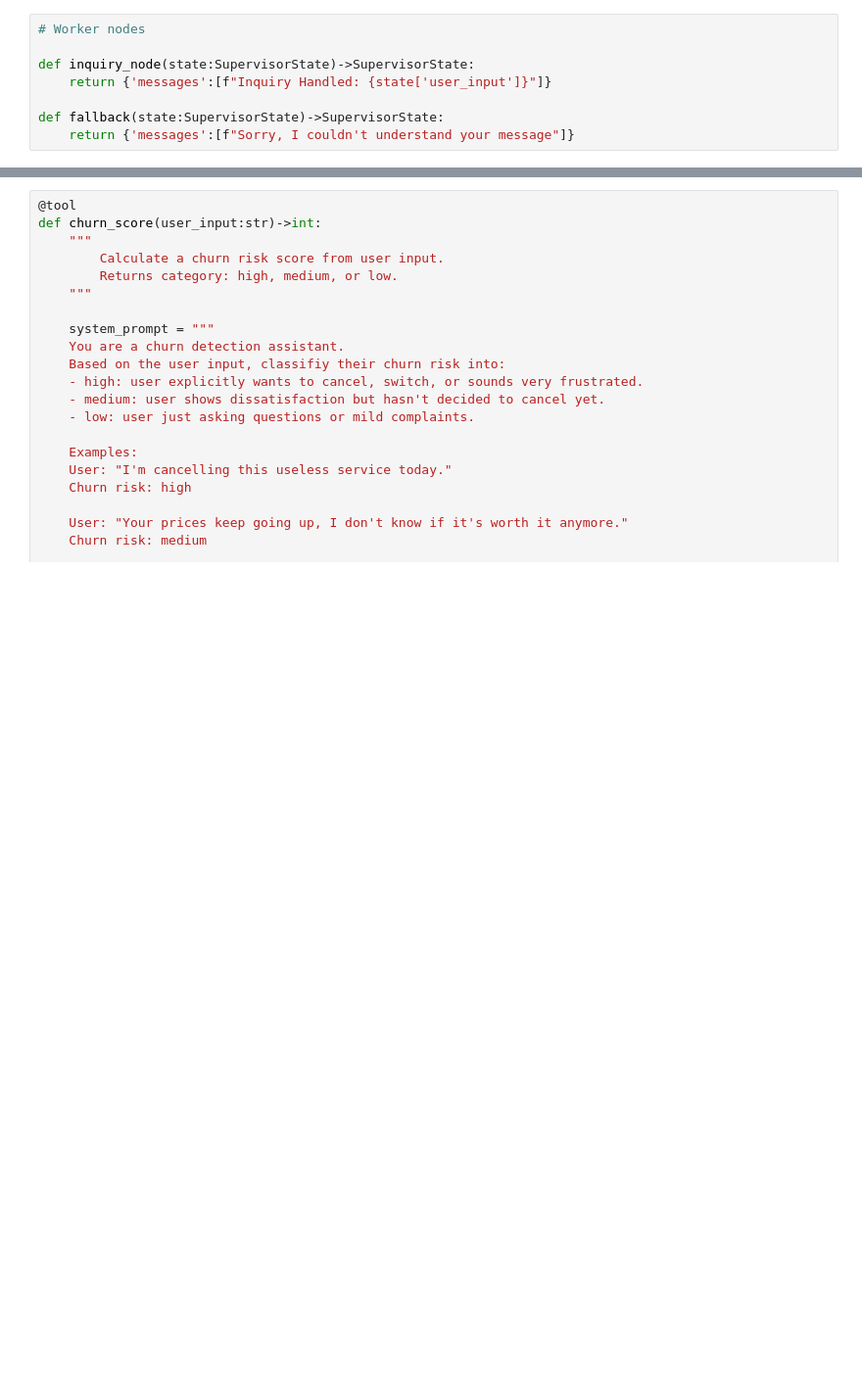
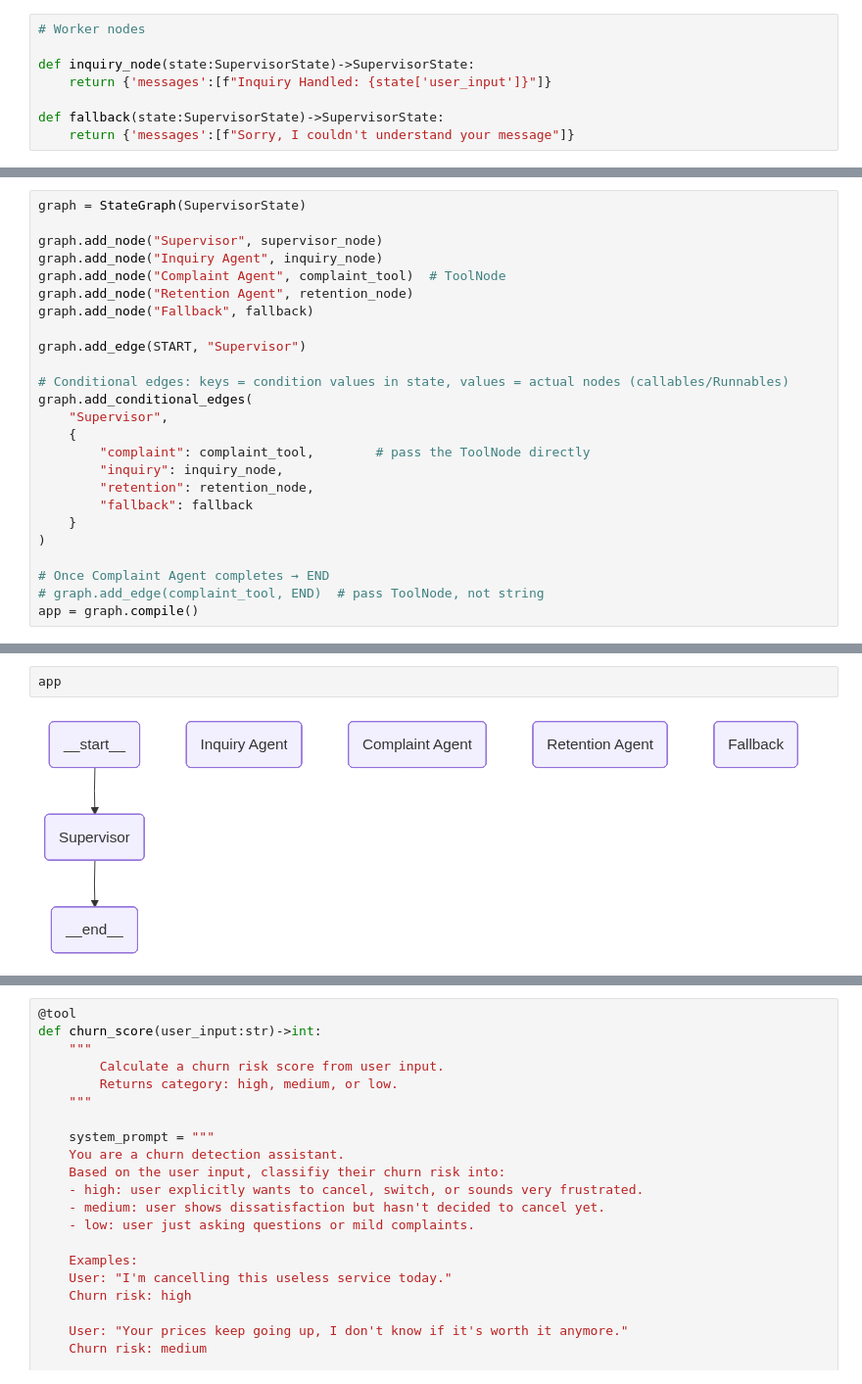
Before and after one commit to abhijitdeshpande83/GenAI, a Jupyter notebook: SupportIQ/agentic-ai/notebooks/customer-retention-orchestrator.ipynb, the cells around one changed output, grey strips where cells are left out. Shown: that part at 98% size. Drawn from its saved outputs; the diff is of its cells as text; blank space fills up the shorter version.

```diff
--- a/SupportIQ/agentic-ai/notebooks/customer-retention-orchestrator.ipynb
+++ b/SupportIQ/agentic-ai/notebooks/customer-retention-orchestrator.ipynb
@@ -175 +264,26 @@ app = graph.compile()
+# %%
+graph = StateGraph(SupervisorState)
+
+graph.add_node("Supervisor", supervisor_node)
+graph.add_node("Inquiry Agent", inquiry_node)
+graph.add_node("Complaint Agent", complaint_tool)  # ToolNode
+graph.add_node("Retention Agent", retention_node)
+graph.add_node("Fallback", fallback)
+
+graph.add_edge(START, "Supervisor")
+
+# Conditional edges: keys = condition values in state, values = actual nodes (callables/Runnables)
+graph.add_conditional_edges(
+    "Supervisor",
+    {
+        "complaint": complaint_tool,        # pass the ToolNode directly
+        "inquiry": inquiry_node,
+        "retention": retention_node,
+        "fallback": fallback
+    }
+)
+
+# Once Complaint Agent completes → END
+# graph.add_edge(complaint_tool, END)  # pass ToolNode, not string
+app = graph.compile()
 # %%
@@ -183,3 +297,7 @@ creating ticket
+# %%
+app
+# %% [output]
+[figure, added]
 # %%
 response = app.invoke({"user_input":"Today."})
 response
```
Also changed, not shown: parts of 13 cells of this notebook.
